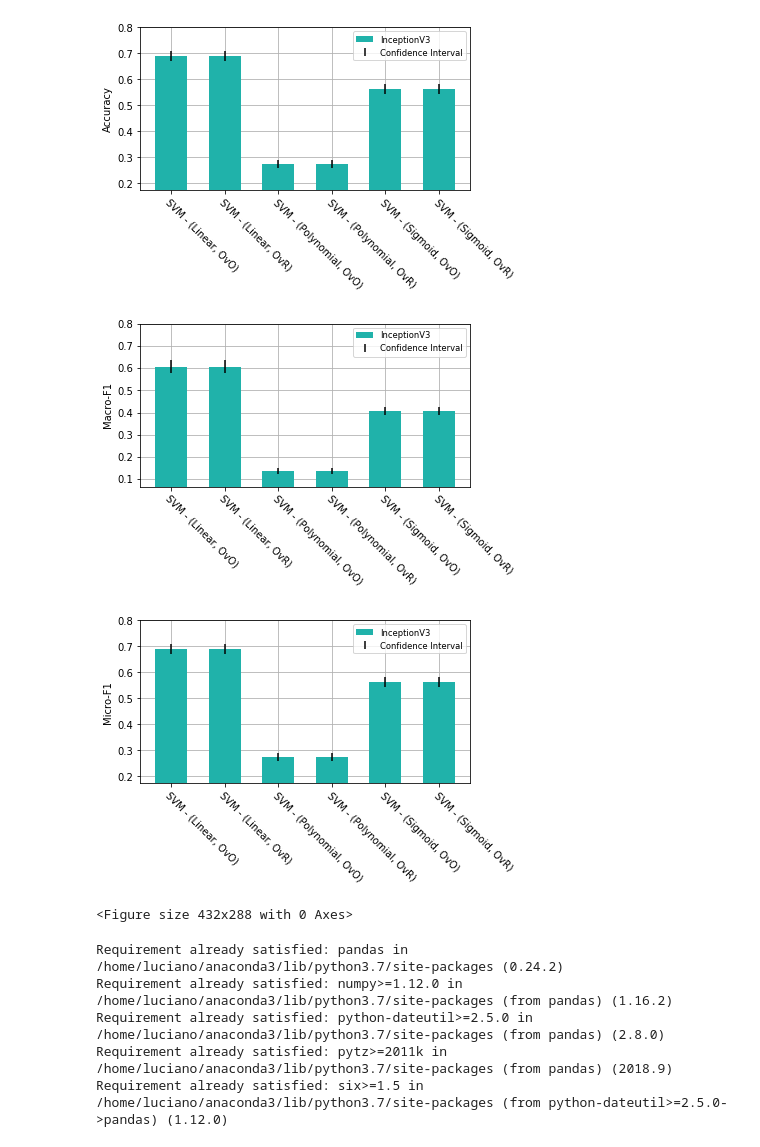
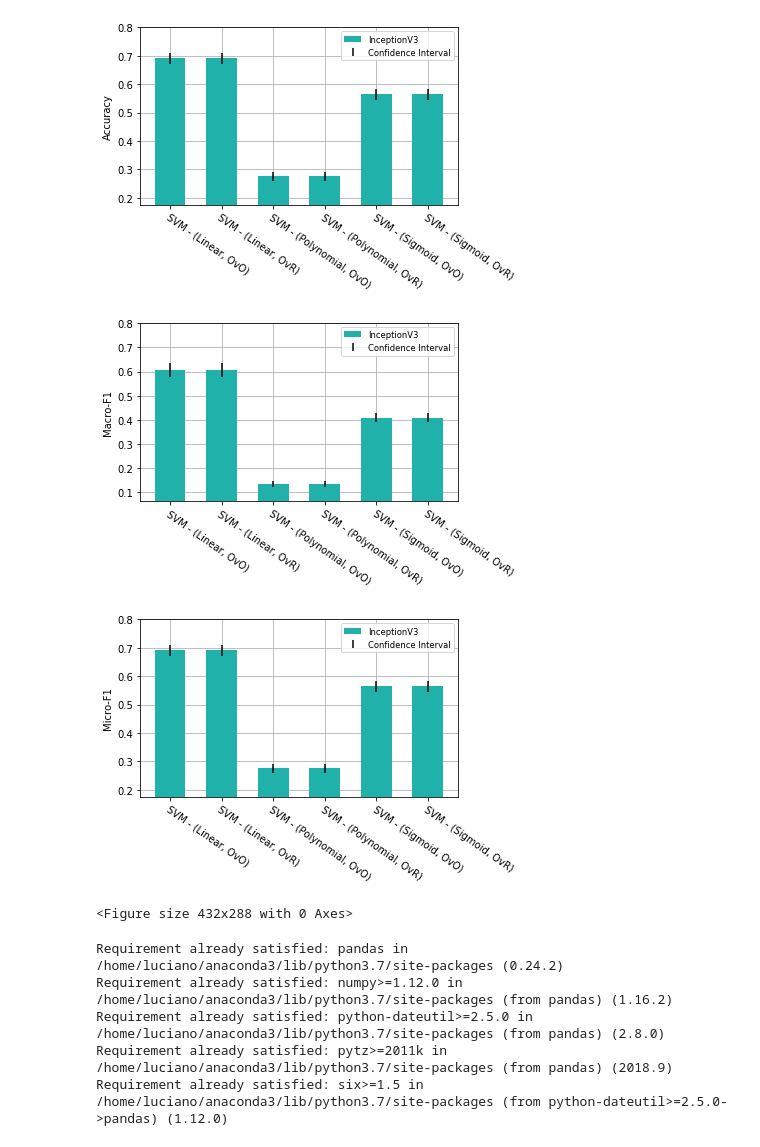
Before and after one commit to FalsoMoralista/Notebooks, a Jupyter notebook: PlantCLEF2013/results/base_results/inceptionV3/plotting_results.ipynb, the cells around one changed output. Saved outputs shown, nothing was run; the diff lists cells and outputs as text; code cells hidden in the pictures.

```diff
--- a/PlantCLEF2013/results/base_results/inceptionV3/plotting_results.ipynb
+++ b/PlantCLEF2013/results/base_results/inceptionV3/plotting_results.ipynb
@@ -29,37 +29,37 @@ for metrica in metricas:
         up_lim = c_interval[1]
         down_lim = c_interval[0]
         yerrors.append((up_lim-down_lim)/2)
         medidas_baseori.append(plantclefori)
 
     # Guarda o menor e o maior valor para ajuste automático da escala do gráfico.
     medidas = medidas_baseori
     escala_menor = np.min(medidas) - 0.1
     escala_maior = np.max(medidas) + 0.11
     if metrica == 'F1 Macro':
         escala_menor = np.min(medidas) - 0.07
         escala_maior = np.max(medidas) + 0.195
 
     # Configura a posição das barras
     bar_larg = 0.6
     base1 = np.arange(len(nome_config))+0.6
     base2 = [x + bar_larg for x in base1]
     #plt.xlabel('Classificadores')
     plt.ylabel('%s'%medidas_pt[i])
     plt.grid(zorder=0)
     plt.bar(base1, medidas_baseori, width = bar_larg, label = 'InceptionV3', color = 'lightseagreen', zorder=3)
     errbar = plt.errorbar(base1, medidas_baseori, yerr= yerrors, label='Confidence Interval', color = 'black', fmt= 'none', zorder=4)
-    plt.xticks([r + bar_larg for r in range(len(nome_config))], nome_config, rotation=-45, ha="left", rotation_mode="anchor")
+    plt.xticks([r + bar_larg for r in range(len(nome_config))], nome_config, rotation=-35, ha="left", rotation_mode="anchor")
     plt.ylim([escala_menor, escala_maior]) # Ajusta a escala do gráfico no eixo Y
     plt.legend(fontsize='small')
     plt.tight_layout()
     plt.savefig(medidas_pt[i]+'.png',dpi=150)
     plt.show()
     plt.clf()
     i = i + 1
 # %% [output]
-[figure, old version]
+[figure, new version]
-[figure, old version]
+[figure, new version]
-[figure, old version]
+[figure, new version]
 <Figure size 432x288 with 0 Axes>
 # %%
 # %% [output]
```
Also changed, not shown: 26 other files.
